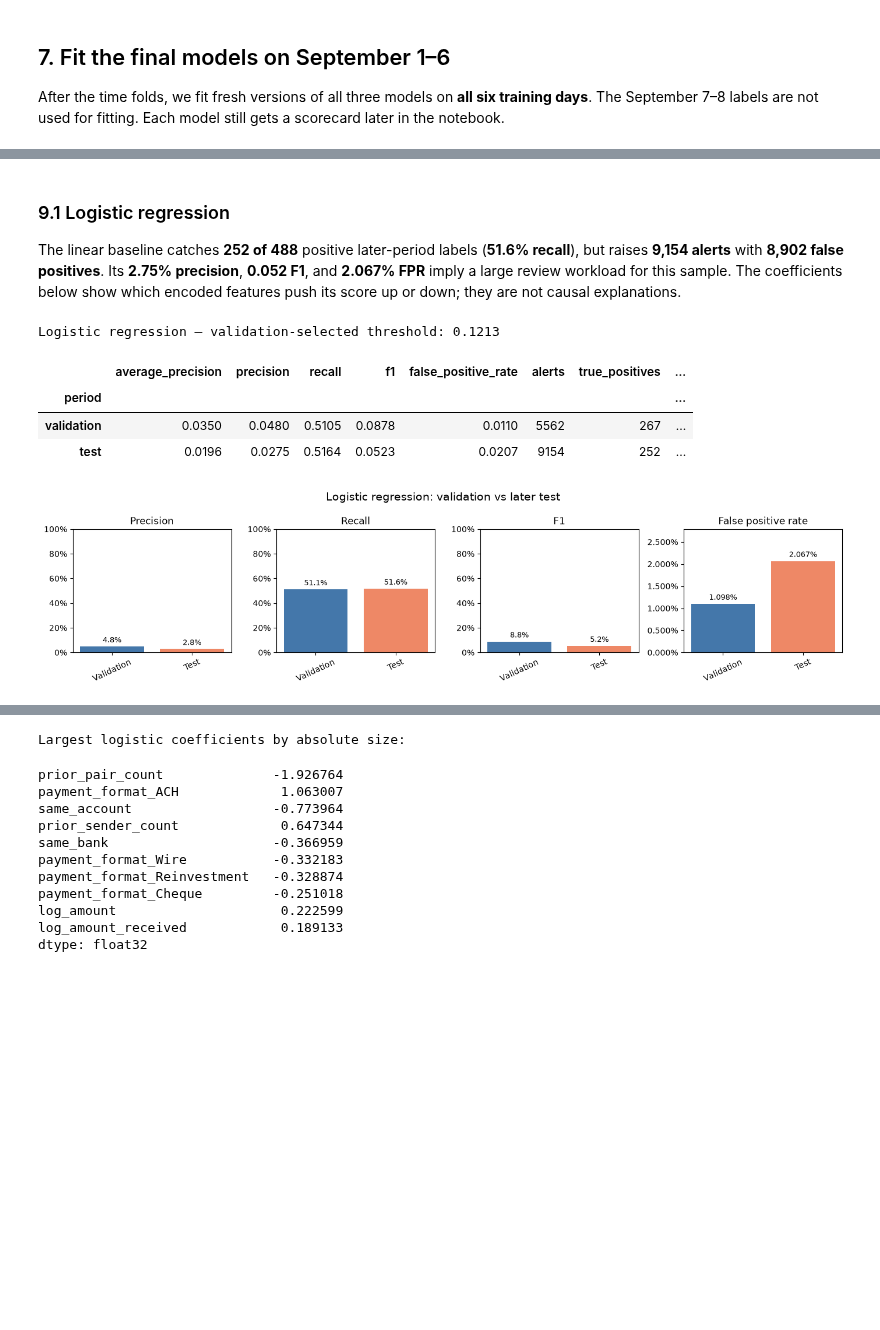
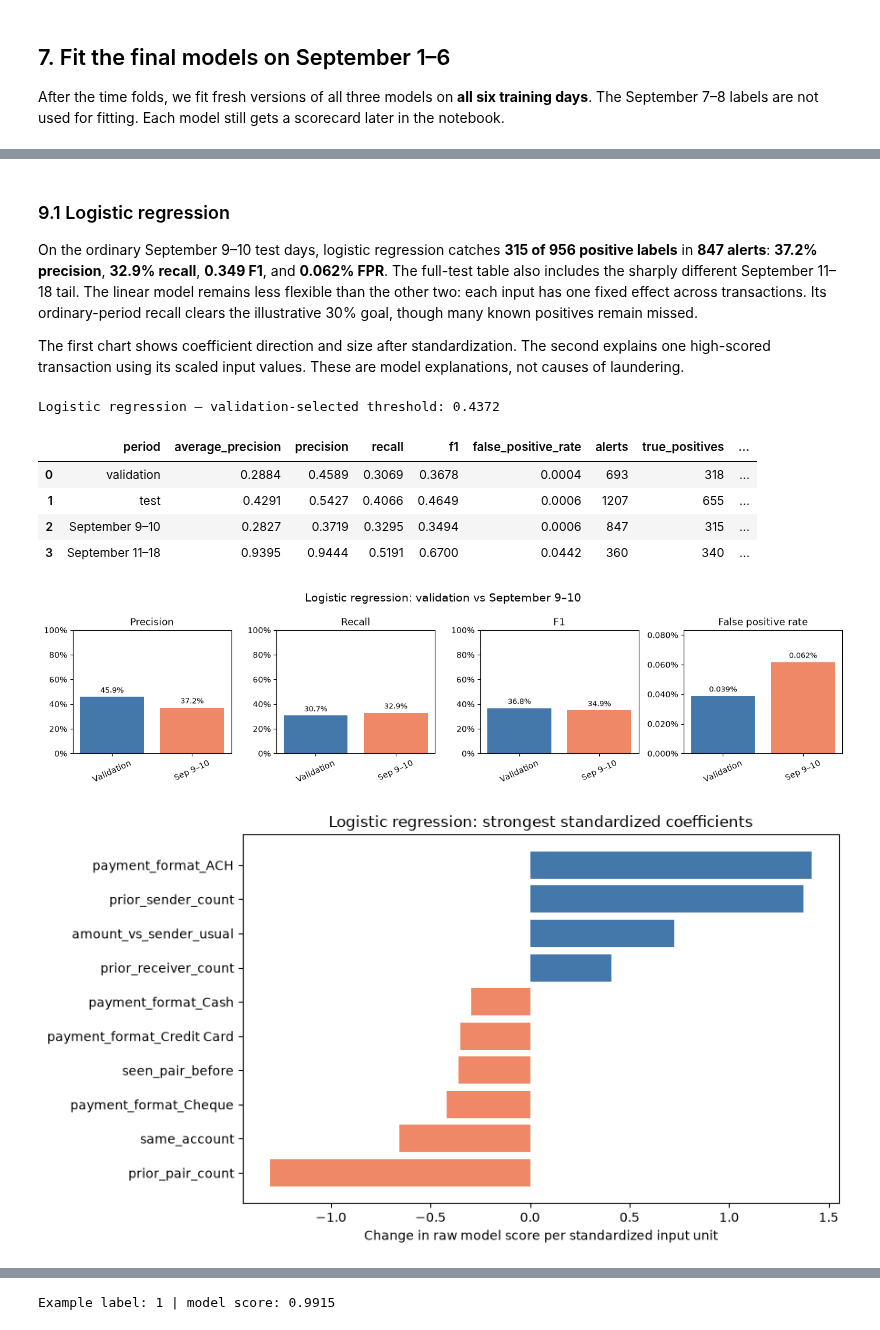
Before and after one commit to codewithdaniel1/Explainable-AML-Transaction-Monitoring, a Jupyter notebook: aml_modeling.ipynb, the cells around one changed output, grey strips where cells are left out. Cells and saved outputs as stored; diff of their text form; code cells hidden in the pictures; blank space fills up the shorter version.

Commit message:
Use full AML dataset and update notebook results

```diff
--- a/aml_modeling.ipynb
+++ b/aml_modeling.ipynb
@@ -375,9 +353,9 @@ After the time folds, we fit fresh versions of all three models on **all six tra
 # %%
 weights = np.where(y_train == 1, positive_weight, 1.0)
 models["Logistic regression"].fit(
-    X_train, y_train, logisticregression__sample_weight=weights
+    X_train_logistic, y_train, logisticregression__sample_weight=weights
 )
 models["XGBoost"].fit(X_train, y_train)
 models["EBM"].fit(X_train, y_train, sample_weight=weights)
-print("Fitted on all September 1–6 rows:", ", ".join(models))
+print("Fitted on all September 1-6 rows:", ", ".join(models))
 # %% [output]
@@ -640,11 +597,16 @@ The model was selected on the three earlier time folds; thresholds were chosen o
 # %%
 def show_model_scorecard(name):
-    model_results = results[results["model"] == name].set_index("period").loc[["validation", "test"]]
+    validation_row = results[(results["model"] == name) & (results["period"] == "validation")]
+    full_test_row = results[(results["model"] == name) & (results["period"] == "test")]
+    date_rows = period_results[period_results["model"] == name]
+    model_results = pd.concat([validation_row, full_test_row, date_rows], ignore_index=True)
     print(name, "— validation-selected threshold:", round(thresholds[name], 4))
-    display(model_results[["average_precision", "precision", "recall", "f1",
+    display(model_results[["period", "average_precision", "precision", "recall", "f1",
                            "false_positive_rate", "alerts", "true_positives",
                            "false_positives"]].round(4))
 
+    # Compare validation with the ordinary later dates on the same chart.
+    chart_rows = model_results[model_results["period"].isin(["validation", "September 9–10"])]
     metrics = [
         ("precision", "Precision"),
         ("recall", "Recall"),
@@ -653,8 +615,8 @@ def show_model_scorecard(name):
     ]
     fig, axes = plt.subplots(1, 4, figsize=(14, 3.5))
     for ax, (metric, title) in zip(axes, metrics):
-        values = model_results[metric].to_numpy()
-        bars = ax.bar(["Validation", "Test"], values, color=["#4477AA", "#EE8866"])
+        values = chart_rows[metric].to_numpy()
+        bars = ax.bar(["Validation", "Sep 9–10"], values, color=["#4477AA", "#EE8866"])
         labels = [f"{value:.3%}" if metric == "false_positive_rate" else f"{value:.1%}"
                   for value in values]
         ax.bar_label(bars, labels=labels, padding=3, fontsize=9)
@@ -664,24 +626,50 @@ def show_model_scorecard(name):
             PercentFormatter(1, decimals=3 if metric == "false_positive_rate" else 0)
         )
         ax.tick_params(axis="x", labelrotation=25)
-    fig.suptitle(name + ": validation vs later test", fontsize=14)
+    fig.suptitle(name + ": validation vs September 9–10", fontsize=14)
     fig.tight_layout()
     plt.show()
 # %% [markdown]
 ### 9.1 Logistic regression
 
-The linear baseline catches **252 of 488** positive later-period labels (**51.6% recall**), but raises **9,154 alerts** with **8,902 false positives**. Its **2.75% precision**, **0.052 F1**, and **2.067% FPR** imply a large review workload for this sample. The coefficients below show which encoded features push its score up or down; they are not causal explanations.
+On the ordinary September 9–10 test days, logistic regression catches **315 of 956 positive labels** in **847 alerts**: **37.2% precision**, **32.9% recall**, **0.349 F1**, and **0.062% FPR**. The full-test table also includes the sharply different September 11–18 tail. The linear model remains less flexible than the other two: each input has one fixed effect across transactions. Its ordinary-period recall clears the illustrative 30% goal, though many known positives remain missed.
+
+The first chart shows coefficient direction and size after standardization. The second explains one high-scored transaction using its scaled input values. These are model explanations, not causes of laundering.
 # %%
 show_model_scorecard("Logistic regression")
 
-logistic = models["Logistic regression"].named_steps["logisticregression"]
-coefficients = pd.Series(logistic.coef_[0], index=X_train.columns)
-print("Largest logistic coefficients by absolute size:")
-display(coefficients.reindex(coefficients.abs().sort_values(ascending=False).index).head(10))
+logistic_pipeline = models["Logistic regression"]
+logistic = logistic_pipeline.named_steps["logisticregression"]
+coefficients = pd.Series(logistic.coef_[0], index=X_train_logistic.columns)
+strongest = coefficients.loc[coefficients.abs().nlargest(10).index].sort_values()
+fig, ax = plt.subplots(figsize=(9, 5))
+ax.barh(strongest.index, strongest, color=np.where(strongest >= 0, "#4477AA", "#EE8866"))
+ax.set_title("Logistic regression: strongest standardized coefficients")
+ax.set_xlabel("Change in raw model score per standardized input unit")
+fig.tight_layout()
+plt.show()
+
+logistic_row = np.argmax(scores[("Logistic regression", "test")])
+scaled_row = logistic_pipeline.named_steps["standardscaler"].transform(
+    X_test_logistic.iloc[[logistic_row]]
+)[0]
+linear_parts = pd.Series(scaled_row * logistic.coef_[0], index=X_train_logistic.columns)
+important_parts = linear_parts.loc[linear_parts.abs().nlargest(10).index].sort_values()
+fig, ax = plt.subplots(figsize=(9, 5))
+ax.barh(important_parts.index, important_parts,
+        color=np.where(important_parts >= 0, "#4477AA", "#EE8866"))
+ax.set_title("Logistic regression: one high-scored transaction")
+ax.set_xlabel("Contribution to this transaction's raw score")
+fig.tight_layout()
+plt.show()
+print("Example label:", int(y_test.iloc[logistic_row]),
+      "| model score:", round(float(scores[("Logistic regression", "test")][logistic_row]), 4))
 # %% [output]
-Logistic regression — validation-selected threshold: 0.1213
+Logistic regression — validation-selected threshold: 0.4372
-|  | average_precision | precision | recall | f1 | false_positive_rate | alerts | true_positives | ... |
-| period |  |  |  |  |  |  |  | ... |
-| validation | 0.0350 | 0.0480 | 0.5105 | 0.0878 | 0.0110 | 5562 | 267 | ... |
-| test | 0.0196 | 0.0275 | 0.5164 | 0.0523 | 0.0207 | 9154 | 252 | ... |
+|  | period | average_precision | precision | recall | f1 | false_positive_rate | alerts | true_positives | ... |
+| 0 | validation | 0.2884 | 0.4589 | 0.3069 | 0.3678 | 0.0004 | 693 | 318 | ... |
+| 1 | test | 0.4291 | 0.5427 | 0.4066 | 0.4649 | 0.0006 | 1207 | 655 | ... |
+| 2 | September 9–10 | 0.2827 | 0.3719 | 0.3295 | 0.3494 | 0.0006 | 847 | 315 | ... |
+| 3 | September 11–18 | 0.9395 | 0.9444 | 0.5191 | 0.6700 | 0.0442 | 360 | 340 | ... |
-[figure, old version]
+[figure, new version]
+[figure, added]
@@ -688,13 +677,2 @@ Logistic regression — validation-selected threshold: 0.1213
-Largest logistic coefficients by absolute size:
+Example label: 1 | model score: 0.9915
-prior_pair_count              -1.926764
-payment_format_ACH             1.063007
-same_account                  -0.773964
-prior_sender_count             0.647344
-same_bank                     -0.366959
-payment_format_Wire           -0.332183
-payment_format_Reinvestment   -0.328874
-payment_format_Cheque         -0.251018
-log_amount                     0.222599
-log_amount_received            0.189133
-dtype: float32
 # %% [markdown]
```
Also changed, not shown: parts of 27 cells of this notebook, 2 other files.
